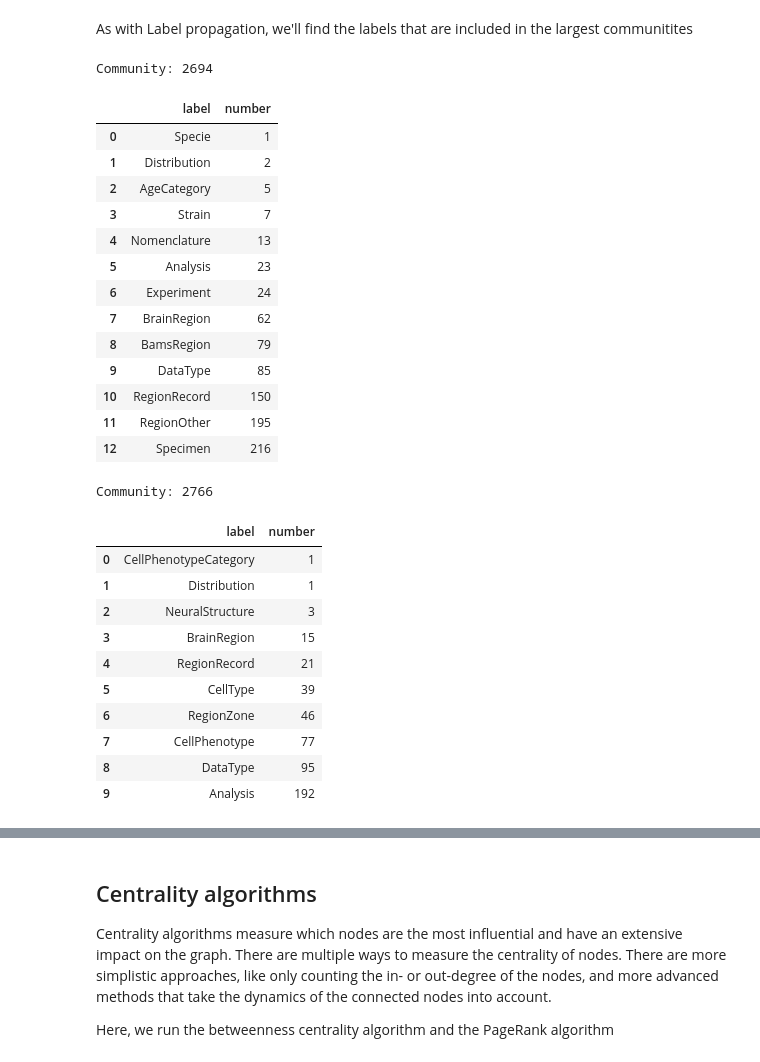
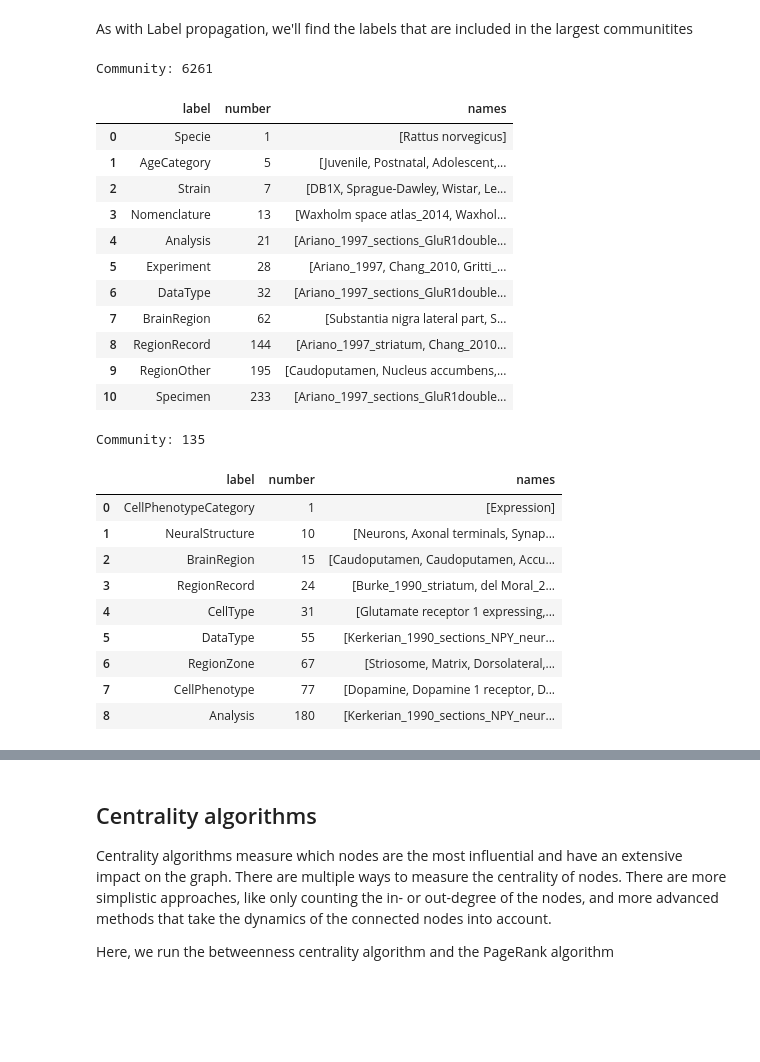
Before and after one commit to marenpg/jupyter_basal_ganglia, a Jupyter notebook: 2. Extending the data with extracted information - GraphAnalysis/1. General information search.ipynb, the cells around one changed output, grey strips where cells are left out. Drawn from its saved outputs; the diff is of its cells as text; code cells hidden in the pictures; blank space fills up the shorter version.

```diff
--- a/2. Extending the data with extracted information - GraphAnalysis/1. General information search.ipynb
+++ b/2. Extending the data with extracted information - GraphAnalysis/1. General information search.ipynb
@@ -180,14 +174,14 @@ def get_labels_in_communities(prop, row):
     with driver.session() as session:
         res = session.run("""
             MATCH (n {%s: %d})
-            RETURN DISTINCT labels(n)[0] as label, count(n) as number
+            RETURN DISTINCT labels(n)[0] as label, count(n) as number, collect(n.name) as names
             ORDER BY number
         """ % (prop, row[0]))
 
         for rec in res:
-            label_counts.append([rec["label"], rec["number"]])
+            label_counts.append([rec["label"], rec["number"], rec["names"]])
         print("Community:", row[0])
         return label_counts
 
-pd.DataFrame(get_labels_in_communities("community", label_prop_table[0]), columns=["label", "number"])
+pd.DataFrame(get_labels_in_communities("community", label_prop_table[0]), columns=["label", "number", "names"])
 # %% [output]
@@ -362,36 +345,33 @@ With intermediate nodes, the same groups are found, except some nodes are includ
 # %% [markdown]
 As with Label propagation, we'll find the labels that are included in the largest communitites
 # %%
-pd.DataFrame(get_labels_in_communities("louvain", louvain_table[0]), columns=["label", "number"])
+pd.DataFrame(get_labels_in_communities("louvain", louvain_table[0]), columns=["label", "number", "names"])
 # %% [output]
-Community: 2694
+Community: 6261
-|  | label | number |
-| 0 | Specie | 1 |
-| 1 | Distribution | 2 |
-| 2 | AgeCategory | 5 |
-| 3 | Strain | 7 |
-| 4 | Nomenclature | 13 |
-| 5 | Analysis | 23 |
-| 6 | Experiment | 24 |
-| 7 | BrainRegion | 62 |
-| 8 | BamsRegion | 79 |
-| 9 | DataType | 85 |
-| 10 | RegionRecord | 150 |
-| 11 | RegionOther | 195 |
-| 12 | Specimen | 216 |
+|  | label | number | names |
+| 0 | Specie | 1 | [Rattus norvegicus] |
+| 1 | AgeCategory | 5 | [Juvenile, Postnatal, Adolescent,... |
+| 2 | Strain | 7 | [DB1X, Sprague-Dawley, Wistar, Le... |
+| 3 | Nomenclature | 13 | [Waxholm space atlas_2014, Waxhol... |
+| 4 | Analysis | 21 | [Ariano_1997_sections_GluR1double... |
+| 5 | Experiment | 28 | [Ariano_1997, Chang_2010, Gritti_... |
+| 6 | DataType | 32 | [Ariano_1997_sections_GluR1double... |
+| 7 | BrainRegion | 62 | [Substantia nigra lateral part, S... |
+| 8 | RegionRecord | 144 | [Ariano_1997_striatum, Chang_2010... |
+| 9 | RegionOther | 195 | [Caudoputamen, Nucleus accumbens,... |
+| 10 | Specimen | 233 | [Ariano_1997_sections_GluR1double... |
 # %%
-pd.DataFrame(get_labels_in_communities("louvain", louvain_table[1]), columns=["label", "number"])
+pd.DataFrame(get_labels_in_communities("louvain", louvain_table[1]), columns=["label", "number", "names"])
 # %% [output]
-Community: 2766
+Community: 135
-|  | label | number |
-| 0 | CellPhenotypeCategory | 1 |
-| 1 | Distribution | 1 |
-| 2 | NeuralStructure | 3 |
-| 3 | BrainRegion | 15 |
-| 4 | RegionRecord | 21 |
-| 5 | CellType | 39 |
-| 6 | RegionZone | 46 |
-| 7 | CellPhenotype | 77 |
-| 8 | DataType | 95 |
-| 9 | Analysis | 192 |
+|  | label | number | names |
+| 0 | CellPhenotypeCategory | 1 | [Expression] |
+| 1 | NeuralStructure | 10 | [Neurons, Axonal terminals, Synap... |
+| 2 | BrainRegion | 15 | [Caudoputamen, Caudoputamen, Accu... |
+| 3 | RegionRecord | 24 | [Burke_1990_striatum, del Moral_2... |
+| 4 | CellType | 31 | [Glutamate receptor 1 expressing,... |
+| 5 | DataType | 55 | [Kerkerian_1990_sections_NPY_neur... |
+| 6 | RegionZone | 67 | [Striosome, Matrix, Dorsolateral,... |
+| 7 | CellPhenotype | 77 | [Dopamine, Dopamine 1 receptor, D... |
+| 8 | Analysis | 180 | [Kerkerian_1990_sections_NPY_neur... |
 # %%
```
Also changed, not shown: parts of 51 cells of this notebook, 8 other files.
